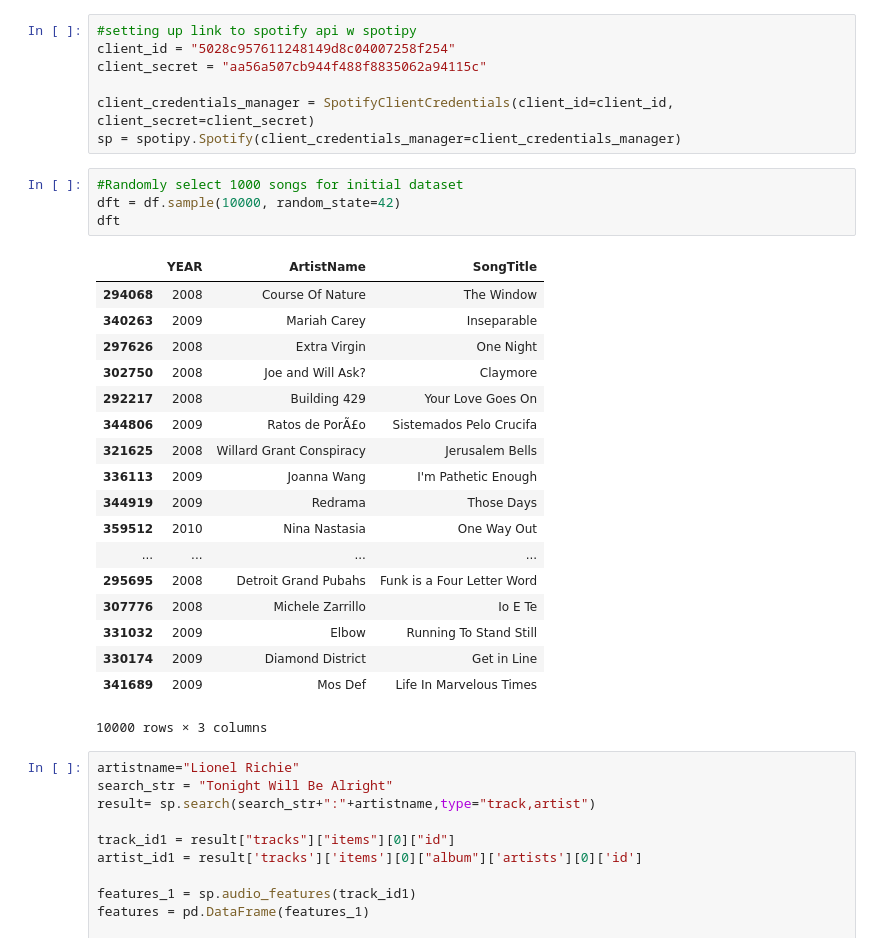
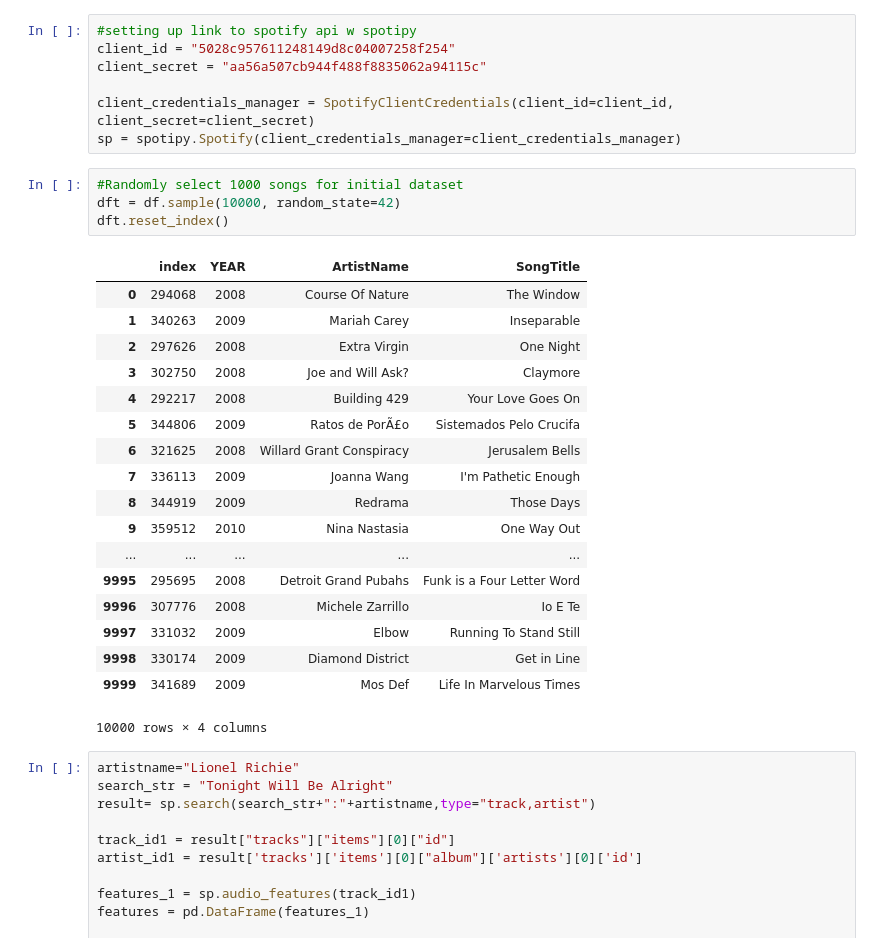
Before and after one commit to re-ga-na/spotify-song-popularity, a Jupyter notebook: 1. million_songs_datacleaning-v3.1_SK-New_Features-10k(in progress).ipynb, the cells around one changed output. Drawn from its saved outputs; the diff is of its cells as text.

```diff
--- a/1. million_songs_datacleaning-v3.1_SK-New_Features-10k(in progress).ipynb
+++ b/1. million_songs_datacleaning-v3.1_SK-New_Features-10k(in progress).ipynb
@@ -57,26 +57,26 @@ sp = spotipy.Spotify(client_credentials_manager=client_credentials_manager)
 # %%
 #Randomly select 1000 songs for initial dataset
 dft = df.sample(10000, random_state=42)
-dft
+dft.reset_index()
 # %% [output]
-|  | YEAR | ArtistName | SongTitle |
-| 294068 | 2008 | Course Of Nature | The Window |
-| 340263 | 2009 | Mariah Carey | Inseparable |
-| 297626 | 2008 | Extra Virgin | One Night |
-| 302750 | 2008 | Joe and Will Ask? | Claymore |
-| 292217 | 2008 | Building 429 | Your Love Goes On |
-| 344806 | 2009 | Ratos de PorÃ£o | Sistemados Pelo Crucifa |
-| 321625 | 2008 | Willard Grant Conspiracy | Jerusalem Bells |
-| 336113 | 2009 | Joanna Wang | I'm Pathetic Enough |
-| 344919 | 2009 | Redrama | Those Days |
-| 359512 | 2010 | Nina Nastasia | One Way Out |
-| ... | ... | ... | ... |
-| 295695 | 2008 | Detroit Grand Pubahs | Funk is a Four Letter Word |
-| 307776 | 2008 | Michele Zarrillo | Io E Te |
-| 331032 | 2009 | Elbow | Running To Stand Still |
-| 330174 | 2009 | Diamond District | Get in Line |
-| 341689 | 2009 | Mos Def | Life In Marvelous Times |
+|  | index | YEAR | ArtistName | SongTitle |
+| 0 | 294068 | 2008 | Course Of Nature | The Window |
+| 1 | 340263 | 2009 | Mariah Carey | Inseparable |
+| 2 | 297626 | 2008 | Extra Virgin | One Night |
+| 3 | 302750 | 2008 | Joe and Will Ask? | Claymore |
+| 4 | 292217 | 2008 | Building 429 | Your Love Goes On |
+| 5 | 344806 | 2009 | Ratos de PorÃ£o | Sistemados Pelo Crucifa |
+| 6 | 321625 | 2008 | Willard Grant Conspiracy | Jerusalem Bells |
+| 7 | 336113 | 2009 | Joanna Wang | I'm Pathetic Enough |
+| 8 | 344919 | 2009 | Redrama | Those Days |
+| 9 | 359512 | 2010 | Nina Nastasia | One Way Out |
+| ... | ... | ... | ... | ... |
+| 9995 | 295695 | 2008 | Detroit Grand Pubahs | Funk is a Four Letter Word |
+| 9996 | 307776 | 2008 | Michele Zarrillo | Io E Te |
+| 9997 | 331032 | 2009 | Elbow | Running To Stand Still |
+| 9998 | 330174 | 2009 | Diamond District | Get in Line |
+| 9999 | 341689 | 2009 | Mos Def | Life In Marvelous Times |
-10000 rows × 3 columns
+10000 rows × 4 columns
 # %%
 artistname="Lionel Richie"
 search_str = "Tonight Will Be Alright"
```
Also changed, not shown: parts of 7 cells of this notebook, 4 other files.
